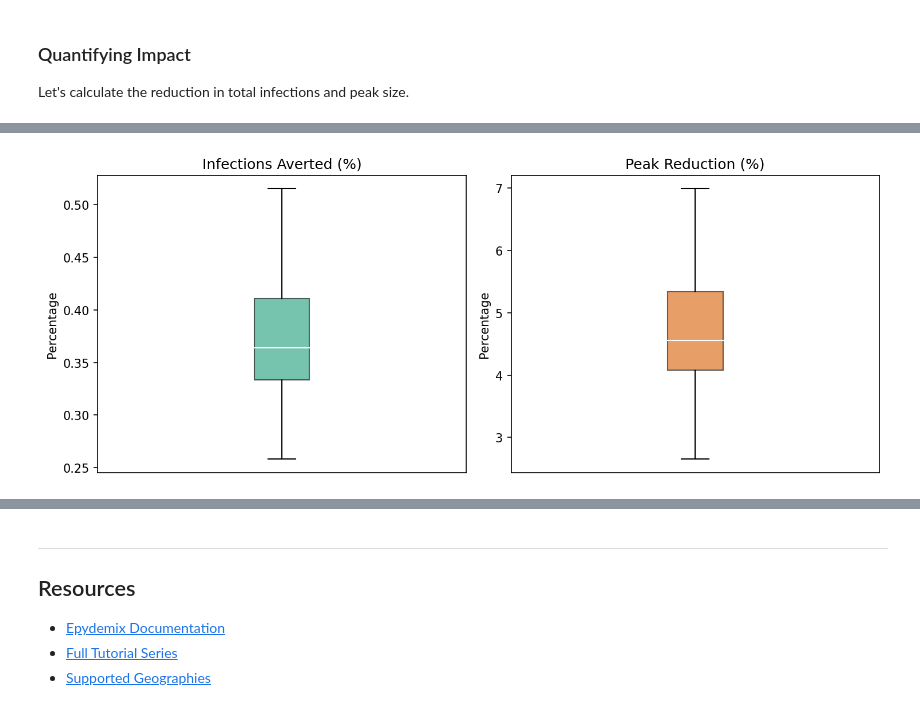
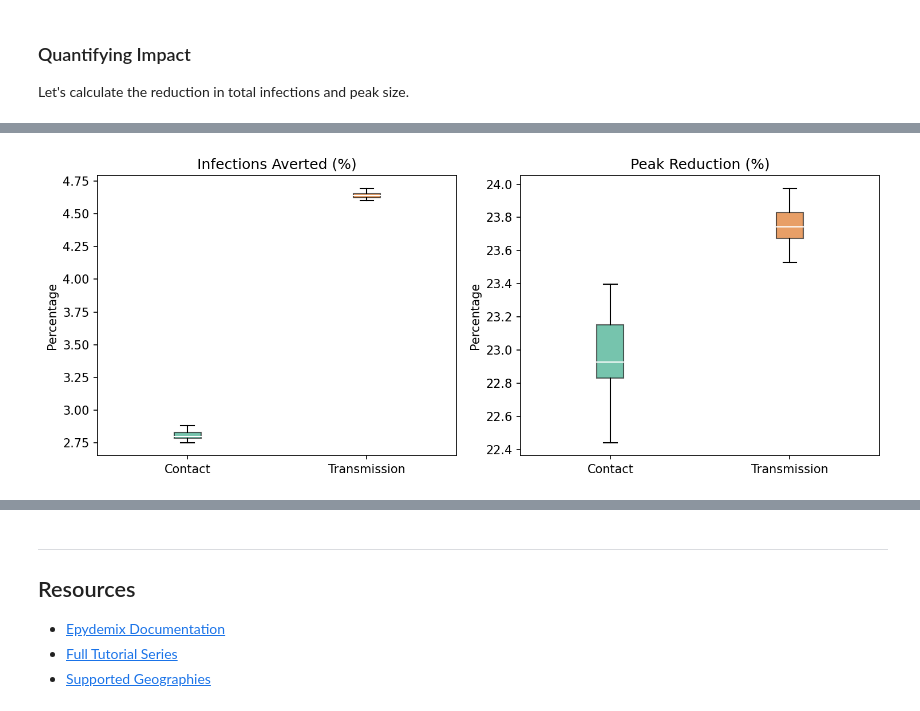
Before and after one commit to epistorm/tech-transfer-epydemix, a Jupyter notebook: sessions/session-3/01_epydemix_python_tutorial.ipynb, the cells around one changed output, grey strips where cells are left out. Drawn from its saved outputs; the diff is of its cells as text; code cells hidden in the pictures.

```diff
--- a/sessions/session-3/01_epydemix_python_tutorial.ipynb
+++ b/sessions/session-3/01_epydemix_python_tutorial.ipynb
@@ -229,18 +229,19 @@ Non-pharmaceutical interventions (NPIs) reduce transmission by limiting contacts
 
 Let's compare a baseline scenario to one with interventions.
 # %%
-# Create two identical SEIR models
+# Create three identical SEIR models for comparison
 def create_seir_model():
     m = EpiModel(name="SEIR", compartments=["S", "E", "I", "R"])
     m.add_transition(source="S", target="E", params=("beta", "I"), kind="mediated")
     m.add_transition(source="E", target="I", params="sigma", kind="spontaneous")
     m.add_transition(source="I", target="R", params="gamma", kind="spontaneous")
-    m.add_parameter("beta", 0.025)
+    m.add_parameter("beta", 0.035)
     m.add_parameter("sigma", 0.2)
     m.add_parameter("gamma", 0.1)
     m.set_population(population)
     return m
 
 model_baseline = create_seir_model()
-model_intervention = create_seir_model()
+model_contact_intervention = create_seir_model()
+model_transmission_intervention = create_seir_model()
 # %%
@@ -284,16 +295,17 @@ plot_spectral_radius(model_intervention, show_perc=True, ax=ax)
 # %% [markdown]
 ### Comparing Scenarios
 # %%
-# Run both scenarios
+# Run all three scenarios
 sim_params = dict(
     start_date="2026-01-01",
-    end_date="2026-10-31",
+    end_date="2026-08-31",
     Nsim=25,
-    percentage_in_agents=20 / population.Nk.sum()
+    percentage_in_agents=10 / population.Nk.sum()
 )
 
 results_baseline = model_baseline.run_simulations(**sim_params)
-results_intervention = model_intervention.run_simulations(**sim_params)
+results_contact = model_contact_intervention.run_simulations(**sim_params)
+results_transmission = model_transmission_intervention.run_simulations(**sim_params)
 # %%
 import seaborn as sns
 colors = sns.color_palette("Dark2")
@@ -345,22 +379,30 @@ Peak reduction: 4.6% (IQR: 4.1–5.3%)
 # %%
 fig, axes = plt.subplots(nrows=1, ncols=2, figsize=(10, 4), dpi=150)
 
-axes[0].boxplot(averted, patch_artist=True,
-                boxprops=dict(facecolor=colors[0], alpha=0.6),
-                medianprops=dict(color="white"),
-                showfliers=False)
+# Infections averted
+bp1 = axes[0].boxplot([averted_contact, averted_transmission], patch_artist=True,
+                       labels=["Contact", "Transmission"],
+                       medianprops=dict(color="white"),
+                       showfliers=False)
+bp1['boxes'][0].set_facecolor(colors[0])
+bp1['boxes'][0].set_alpha(0.6)
+bp1['boxes'][1].set_facecolor(colors[1])
+bp1['boxes'][1].set_alpha(0.6)
 axes[0].set_ylabel("Percentage")
 axes[0].set_title("Infections Averted (%)")
-axes[0].set_xticks([])
 
-axes[1].boxplot(peak_reduction, patch_artist=True,
-                boxprops=dict(facecolor=colors[1], alpha=0.6),
-                medianprops=dict(color="white"),
-                showfliers=False)
+# Peak reduction
+bp2 = axes[1].boxplot([peak_reduction_contact, peak_reduction_transmission], patch_artist=True,
+                       labels=["Contact", "Transmission"],
+                       medianprops=dict(color="white"),
+                       showfliers=False)
+bp2['boxes'][0].set_facecolor(colors[0])
+bp2['boxes'][0].set_alpha(0.6)
+bp2['boxes'][1].set_facecolor(colors[1])
+bp2['boxes'][1].set_alpha(0.6)
 axes[1].set_ylabel("Percentage")
 axes[1].set_title("Peak Reduction (%)")
-axes[1].set_xticks([])
 
 plt.tight_layout()
 # %% [output]
-[figure, old version]
+[figure, new version]
```
Also changed, not shown: parts of 13 cells of this notebook.
